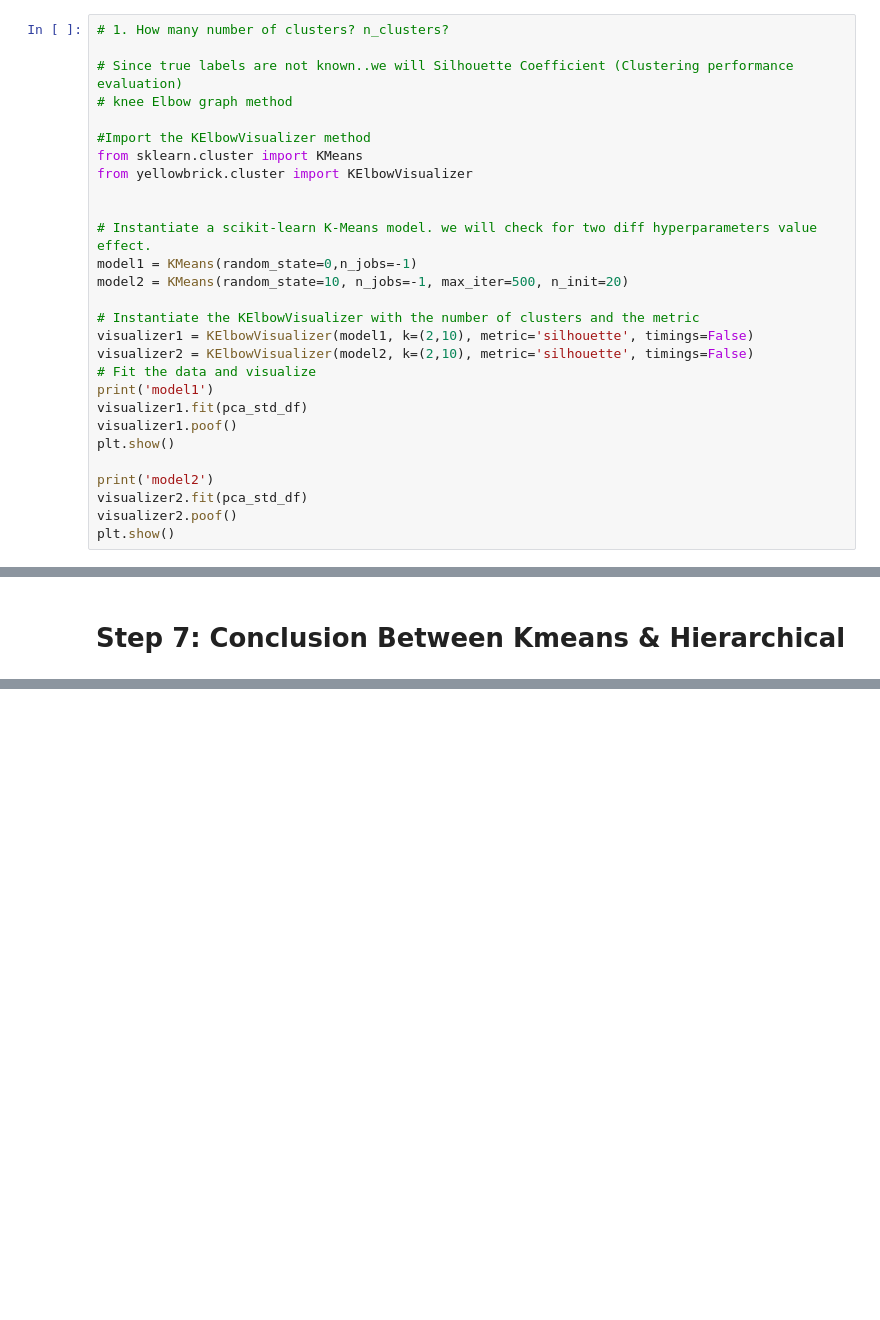
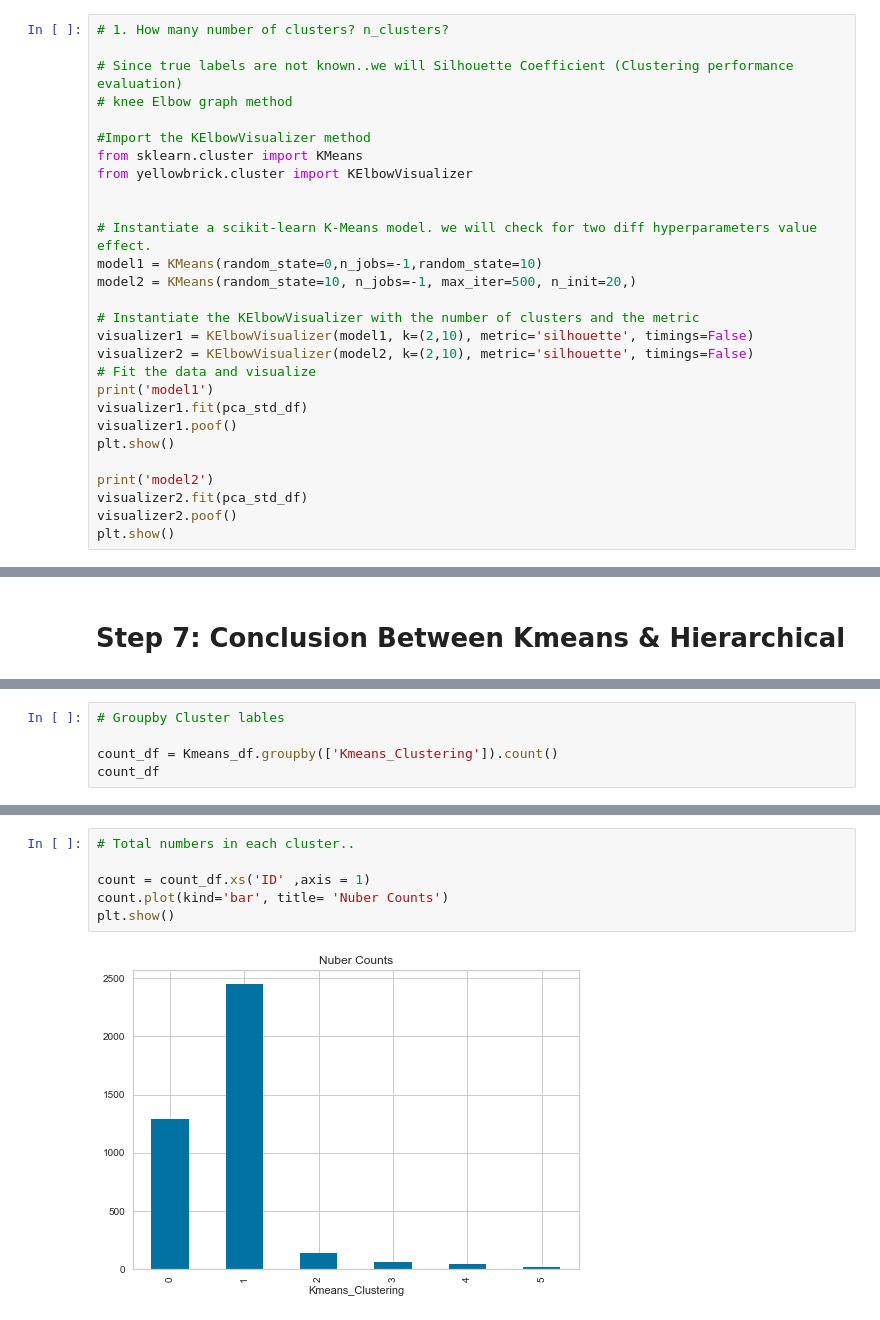
Before and after one commit to ShrikantUppin/Clustering, a Jupyter notebook: 1.1 K-MEANS/K-Means clustering.ipynb, the cells around one changed output, grey strips where cells are left out. Saved outputs shown, nothing was run; the diff lists cells and outputs as text; blank space fills up the shorter version.

```diff
--- a/1.1 K-MEANS/K-Means clustering.ipynb
+++ b/1.1 K-MEANS/K-Means clustering.ipynb
@@ -181,8 +181,8 @@ from yellowbrick.cluster import KElbowVisualizer
 
 
 # Instantiate a scikit-learn K-Means model. we will check for two diff hyperparameters value effect.
-model1 = KMeans(random_state=0,n_jobs=-1)
-model2 = KMeans(random_state=10, n_jobs=-1, max_iter=500, n_init=20)
+model1 = KMeans(random_state=0,n_jobs=-1,random_state=10)
+model2 = KMeans(random_state=10, n_jobs=-1, max_iter=500, n_init=20,)
 
 # Instantiate the KElbowVisualizer with the number of clusters and the metric
 visualizer1 = KElbowVisualizer(model1, k=(2,10), metric='silhouette', timings=False)
@@ -681,0 +711,5 @@ plt.show()
+# %%
+# Groupby Cluster lables
+
+count_df = Kmeans_df.groupby(['Kmeans_Clustering']).count()
+count_df
@@ -681,0 +725,8 @@ plt.show()
+# %%
+# Total numbers in each cluster..
+
+count = count_df.xs('ID' ,axis = 1)
+count.plot(kind='bar', title= 'Nuber Counts')
+plt.show()
+# %% [output]
+[figure, added]
```
Also changed, not shown: parts of 15 cells of this notebook, 1 other file.
